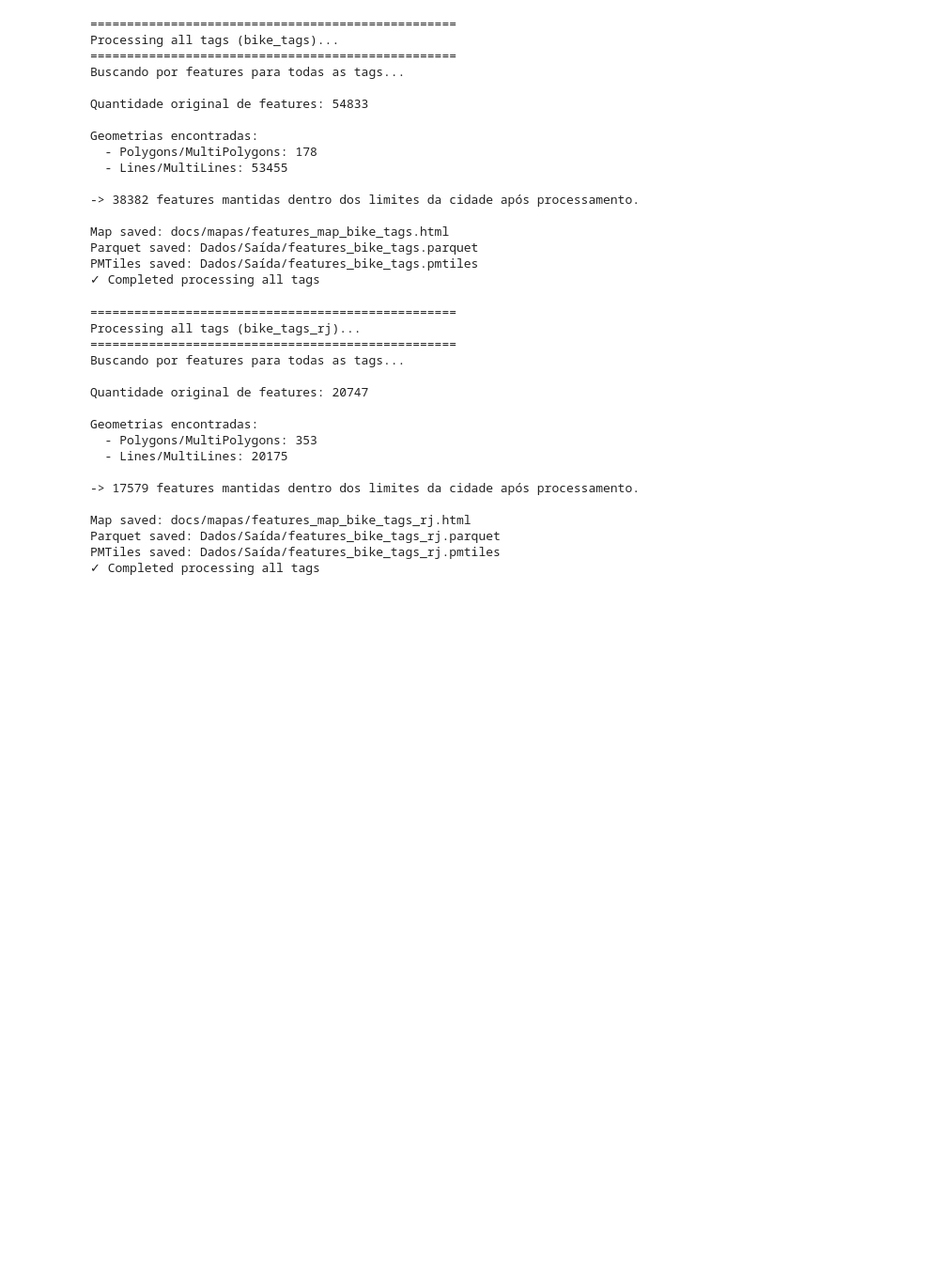
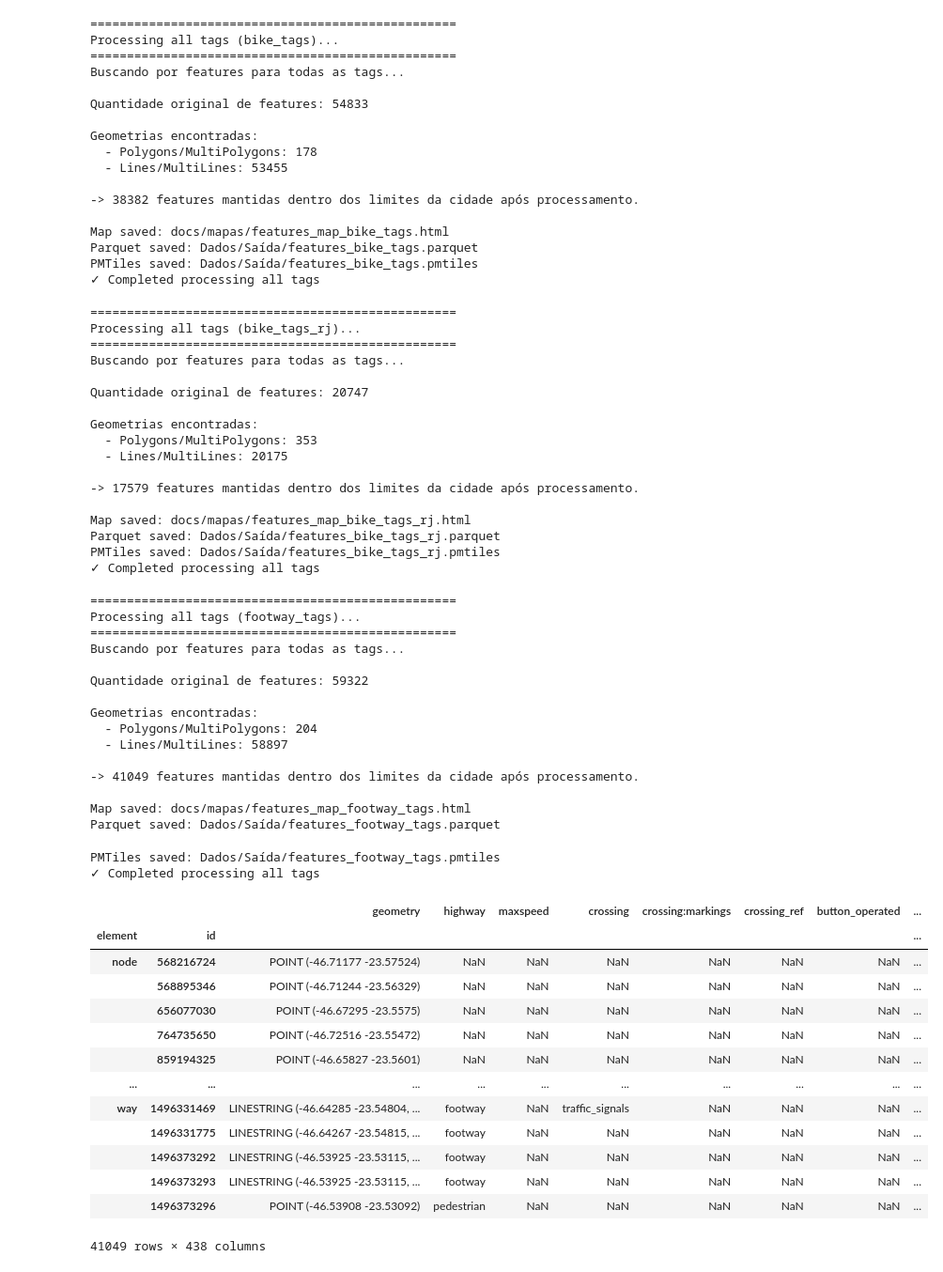
Before and after one commit to MAPi-CEM-USP/etl_osm, a Jupyter notebook: etl_features.ipynb, the cells around one changed output. Shown at 94% size. Saved outputs shown, nothing was run; the diff lists cells and outputs as text; code cells hidden in the pictures; blank space fills up the shorter version.

```diff
--- a/etl_features.ipynb
+++ b/etl_features.ipynb
@@ -159,9 +159,49 @@ footway_tags = {
     "highway": ["footway", "pedestrian", "corridor"],#, "path", "steps"],
     "footway": ["sidewalk", "crossing"],
     "foot": ["designated", "yes"],
+    "sidewalk": ["yes","both","left","right"],
     #"area:highway": ["footway"],
     #"area": ["yes"],
     "informal": ["yes"]
 }
 # %%
-#process_key(tags=footway_tags, city_geom=sp, save_path=save_path, columns_to_show=[list(footway_tags.keys()),'name'], tags_name="footway_tags")
+process_key(
+    tags=footway_tags,
+    city_geom=sp,
+    save_path=save_path,
+    columns_to_show=['highway','footway','foot','sidewalk','informal','name'],
+    tags_name="footway_tags",
+    use_custom_type=True,
+    custom_type='footway')
+# %% [output]
+==================================================
+Processing all tags (footway_tags)...
+==================================================
+Buscando por features para todas as tags...
+
+Quantidade original de features: 59322
+
+Geometrias encontradas:
+  - Polygons/MultiPolygons: 204
+  - Lines/MultiLines: 58897
+
+-> 41049 features mantidas dentro dos limites da cidade após processamento.
+
+Map saved: docs/mapas/features_map_footway_tags.html
+Parquet saved: Dados/Saída/features_footway_tags.parquet
+PMTiles saved: Dados/Saída/features_footway_tags.pmtiles
+✓ Completed processing all tags
+|  |  | geometry | highway | maxspeed | crossing | crossing:markings | crossing_ref | button_operated | ... |
+| element | id |  |  |  |  |  |  |  | ... |
+| node | 568216724 | POINT (-46.71177 -23.57524) | NaN | NaN | NaN | NaN | NaN | NaN | ... |
+|  | 568895346 | POINT (-46.71244 -23.56329) | NaN | NaN | NaN | NaN | NaN | NaN | ... |
+|  | 656077030 | POINT (-46.67295 -23.5575) | NaN | NaN | NaN | NaN | NaN | NaN | ... |
+|  | 764735650 | POINT (-46.72516 -23.55472) | NaN | NaN | NaN | NaN | NaN | NaN | ... |
+|  | 859194325 | POINT (-46.65827 -23.5601) | NaN | NaN | NaN | NaN | NaN | NaN | ... |
+| ... | ... | ... | ... | ... | ... | ... | ... | ... | ... |
+| way | 1496331469 | LINESTRING (-46.64285 -23.54804, ... | footway | NaN | traffic_signals | NaN | NaN | NaN | ... |
+|  | 1496331775 | LINESTRING (-46.64267 -23.54815, ... | footway | NaN | NaN | NaN | NaN | NaN | ... |
+|  | 1496373292 | LINESTRING (-46.53925 -23.53115, ... | footway | NaN | NaN | NaN | NaN | NaN | ... |
+|  | 1496373293 | LINESTRING (-46.53925 -23.53115, ... | footway | NaN | NaN | NaN | NaN | NaN | ... |
+|  | 1496373296 | POINT (-46.53908 -23.53092) | pedestrian | NaN | NaN | NaN | NaN | NaN | ... |
+41049 rows × 438 columns
```
Also changed, not shown: parts of 3 cells of this notebook, 4 other files.
